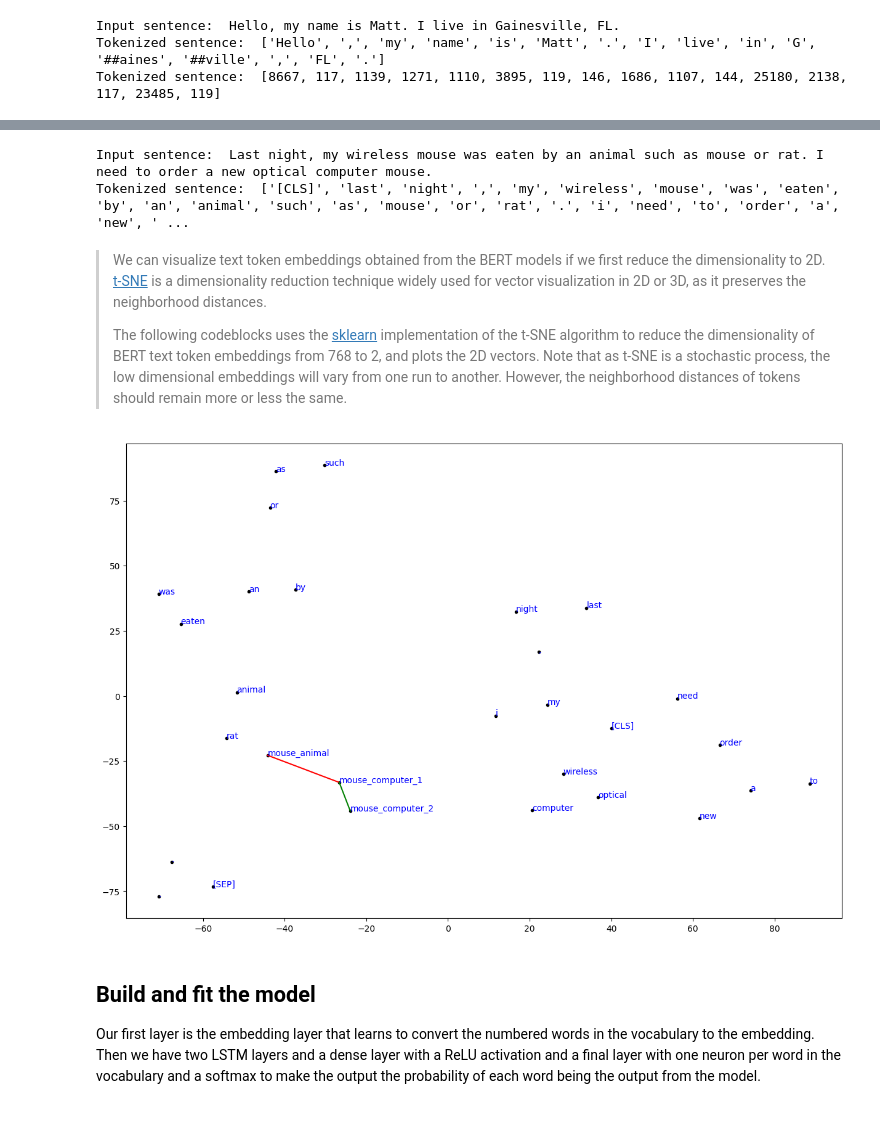
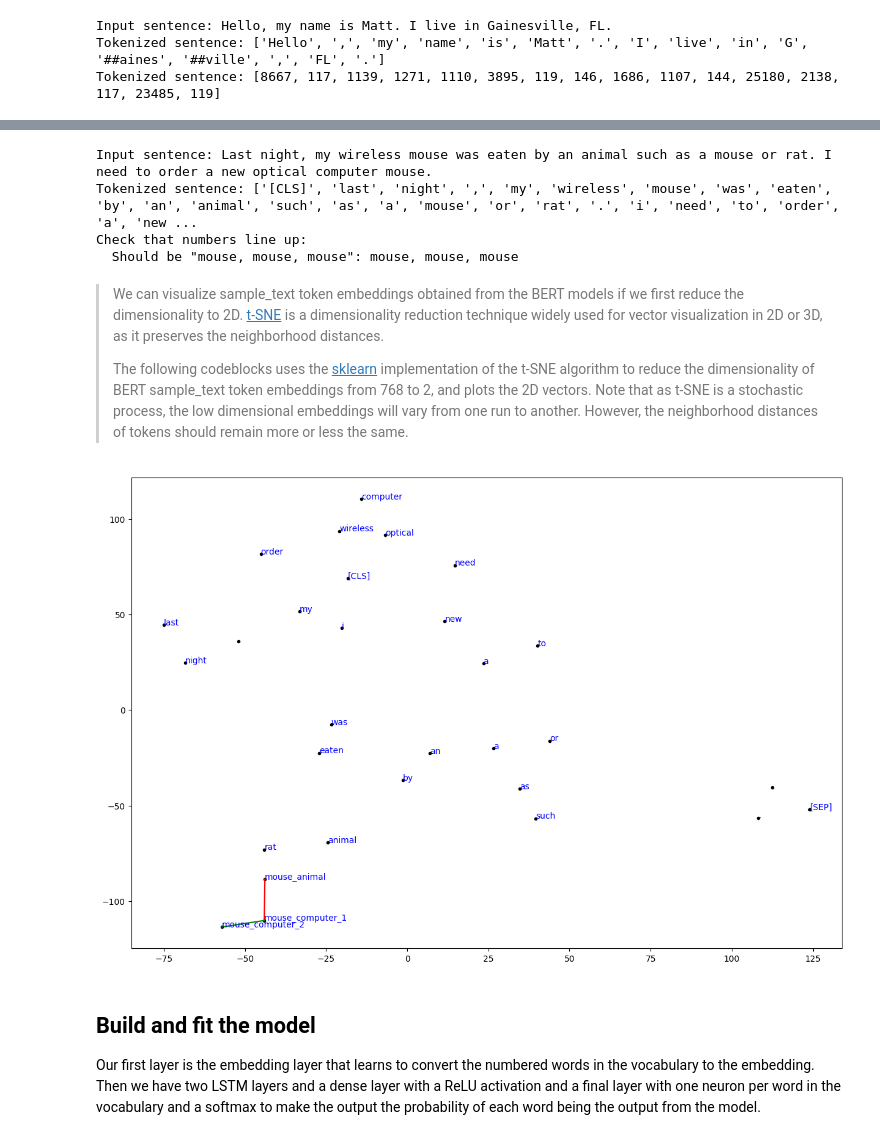
Before and after one commit to AIBiology/Jupyter_Content, a Jupyter notebook: 19_Natural_Language_Processing.ipynb, the cells around one changed output, grey strips where cells are left out. Drawn from its saved outputs; the diff is of its cells as text; code cells hidden in the pictures.

Commit message:
Fix some code and edit text

```diff
--- a/19_Natural_Language_Processing.ipynb
+++ b/19_Natural_Language_Processing.ipynb
@@ -219,22 +224,27 @@ The embedding is learned in the training process.
 import torch
 
 # Set up the sentence we want to look at
-TEXT = "Last night, my wireless mouse was eaten by an animal such as mouse or rat. I need to order a new optical computer mouse."
-input_sentence=torch.tensor([tokenizer_uncased.tokenizer(TEXT).input_ids]).cuda()
-attention_mask=torch.tensor([tokenizer_uncased.tokenizer(TEXT).attention_mask]).cuda()
+sample_text = "Last night, my wireless mouse was eaten by an animal such as a mouse or rat. I need to order a new optical computer mouse."
+input_sentence=torch.tensor([tokenizer_uncased.tokenizer(sample_text).input_ids]).cuda()
+attention_mask=torch.tensor([tokenizer_uncased.tokenizer(sample_text).attention_mask]).cuda()
 # %%
 # Show the tokenization for the sentence
-print("Input sentence: ", TEXT)
-output_uncased=tokenizer_uncased.ids_to_tokens(tokenizer_uncased.tokenizer(TEXT).input_ids)
-print("Tokenized sentence: ", output_uncased)
+print(f'Input sentence: {sample_text}')
+output_uncased=tokenizer_uncased.ids_to_tokens(tokenizer_uncased.tokenizer(sample_text).input_ids)
+print(f'Tokenized sentence: {output_uncased}')
 
-# "mouse" tokens positions in the TEXT input
+# "mouse" tokens positions in the sample_text input
 mouse_computer_1=6
-mouse_animal=14
-mouse_computer_2=26
+mouse_animal=15
+mouse_computer_2=27
+
+print("Check that numbers line up:")
+print(f'  Should be "mouse, mouse, mouse": {output_uncased[mouse_computer_1]}, {output_uncased[mouse_animal]}, {output_uncased[mouse_computer_2]}')
 # %% [output]
-Input sentence:  Last night, my wireless mouse was eaten by an animal such as mouse or rat. I need to order a new optical computer mouse.
-Tokenized sentence:  ['[CLS]', 'last', 'night', ',', 'my', 'wireless', 'mouse', 'was', 'eaten', 'by', 'an', 'animal', 'such', 'as', 'mouse', 'or', 'rat', '.', 'i', 'need', 'to', 'order', 'a', 'new', ' ...
+Input sentence: Last night, my wireless mouse was eaten by an animal such as a mouse or rat. I need to order a new optical computer mouse.
+Tokenized sentence: ['[CLS]', 'last', 'night', ',', 'my', 'wireless', 'mouse', 'was', 'eaten', 'by', 'an', 'animal', 'such', 'as', 'a', 'mouse', 'or', 'rat', '.', 'i', 'need', 'to', 'order', 'a', 'new ...
+Check that numbers line up:
+  Should be "mouse, mouse, mouse": mouse, mouse, mouse
 # %%
 # Get the embeddings for the pretrained model
 hidden_states = model.bert_model(input_ids=input_sentence, token_type_ids=None, attention_mask=attention_mask)
@@ -245,17 +255,17 @@ from numpy.linalg import norm
 def similarity_cosine(x,y):
     return dot(x,y)/(norm(x)*norm(y))
 # %% [markdown]
-> We can visualize text token embeddings obtained from the BERT models if we first reduce the dimensionality to 2D.
+> We can visualize sample_text token embeddings obtained from the BERT models if we first reduce the dimensionality to 2D.
 [t-SNE](https://www.jmlr.org/papers/volume9/vandermaaten08a/vandermaaten08a.pdf) is a dimensionality reduction technique widely used for vector visualization in 2D or 3D, as it preserves the neighborhood distances.
 >
-> The following codeblocks uses the [sklearn](https://scikit-learn.org/stable/modules/generated/sklearn.manifold.TSNE.html) implementation of the t-SNE algorithm to reduce the dimensionality of BERT text token embeddings from 768 to 2, and plots the 2D vectors. Note that as t-SNE is a stochastic process, the low dimensional embeddings will vary from one run to another. However, the neighborhood distances of tokens should remain more or less the same.
+> The following codeblocks uses the [sklearn](https://scikit-learn.org/stable/modules/generated/sklearn.manifold.TSNE.html) implementation of the t-SNE algorithm to reduce the dimensionality of BERT sample_text token embeddings from 768 to 2, and plots the 2D vectors. Note that as t-SNE is a stochastic process, the low dimensional embeddings will vary from one run to another. However, the neighborhood distances of tokens should remain more or less the same.
 # %%
 from sklearn.manifold import TSNE
 import numpy as np
 
 X=hidden_states.cpu().detach().numpy()
 X_embedded = TSNE(n_components=2,metric='euclidean',  init='random', perplexity=7).fit_transform(X[0])
-Tokens=tokenizer_uncased.ids_to_tokens(tokenizer_uncased.tokenizer(TEXT).input_ids)
+Tokens=tokenizer_uncased.ids_to_tokens(tokenizer_uncased.tokenizer(sample_text).input_ids)
 
 # Annotate the different mouse tokens
 Tokens[mouse_computer_1]="mouse_computer_1"
@@ -264,16 +274,16 @@ Tokens[mouse_computer_2]="mouse_computer_2"
 # %%
 %matplotlib inline
 import matplotlib.pyplot as plt
 import numpy as np
 plt.figure(figsize=(15,10))
 plt.plot(X_embedded[:,0],X_embedded[:,1], '.', color='black')
-plt.plot([X_embedded[6,0],X_embedded[14,0]],[X_embedded[6,1],X_embedded[14,1]],color='red')
-plt.plot([X_embedded[6,0],X_embedded[26,0]],[X_embedded[6,1],X_embedded[26,1]],color='green')
+plt.plot([X_embedded[mouse_computer_1,0],X_embedded[mouse_animal,0]],[X_embedded[mouse_computer_1,1],X_embedded[mouse_animal,1]],color='red')
+plt.plot([X_embedded[mouse_computer_1,0],X_embedded[mouse_computer_2,0]],[X_embedded[mouse_computer_1,1],X_embedded[mouse_computer_2,1]],color='green')
 
 for i, txt in enumerate(Tokens):
     plt.annotate(txt, (X_embedded[i,0], X_embedded[i,1]), color='blue')
 # %% [output]
-[figure, old version]
+[figure, new version]
 # %% [markdown]
 ## Build and fit the model
 
```
Also changed, not shown: parts of 17 cells of this notebook.
